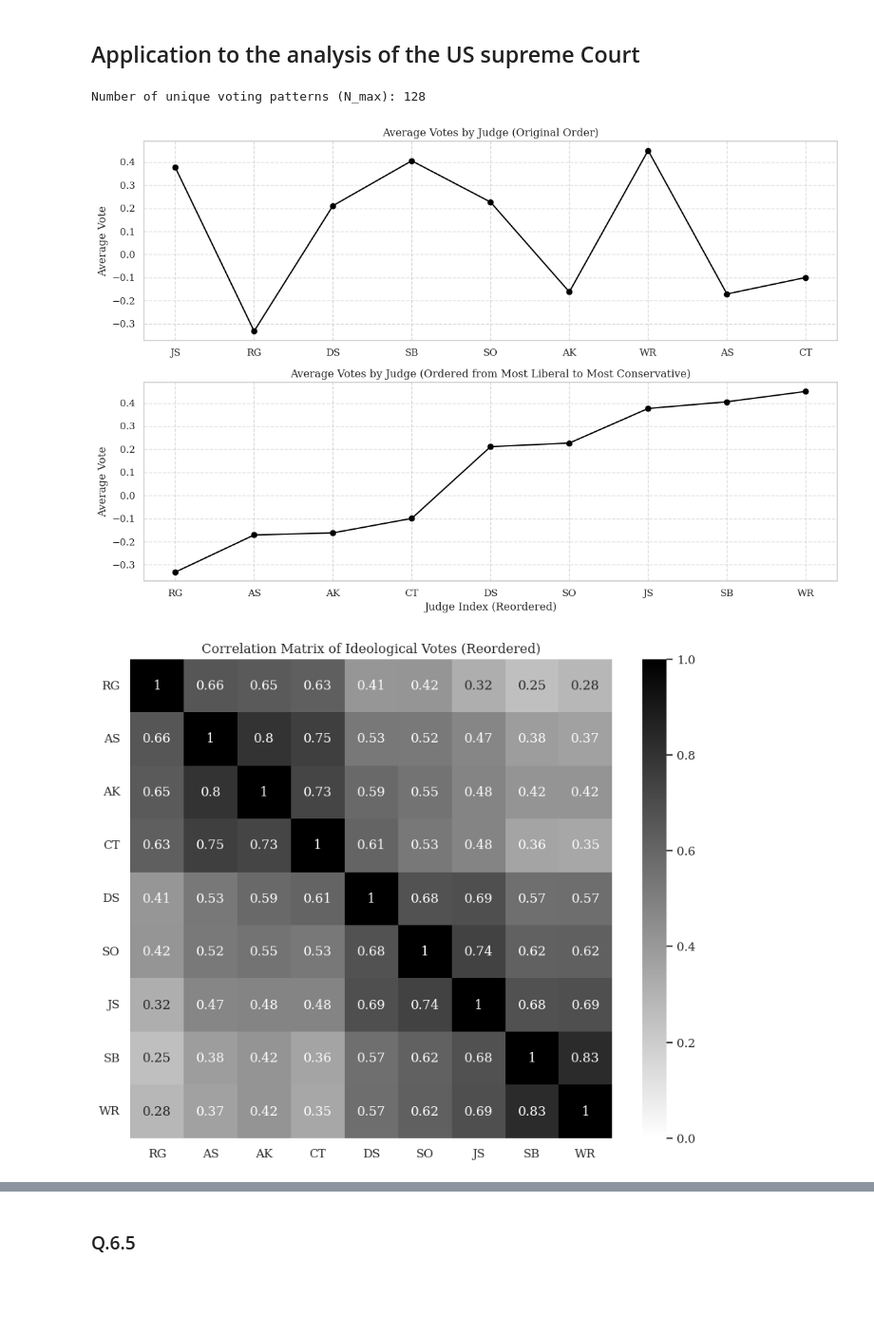
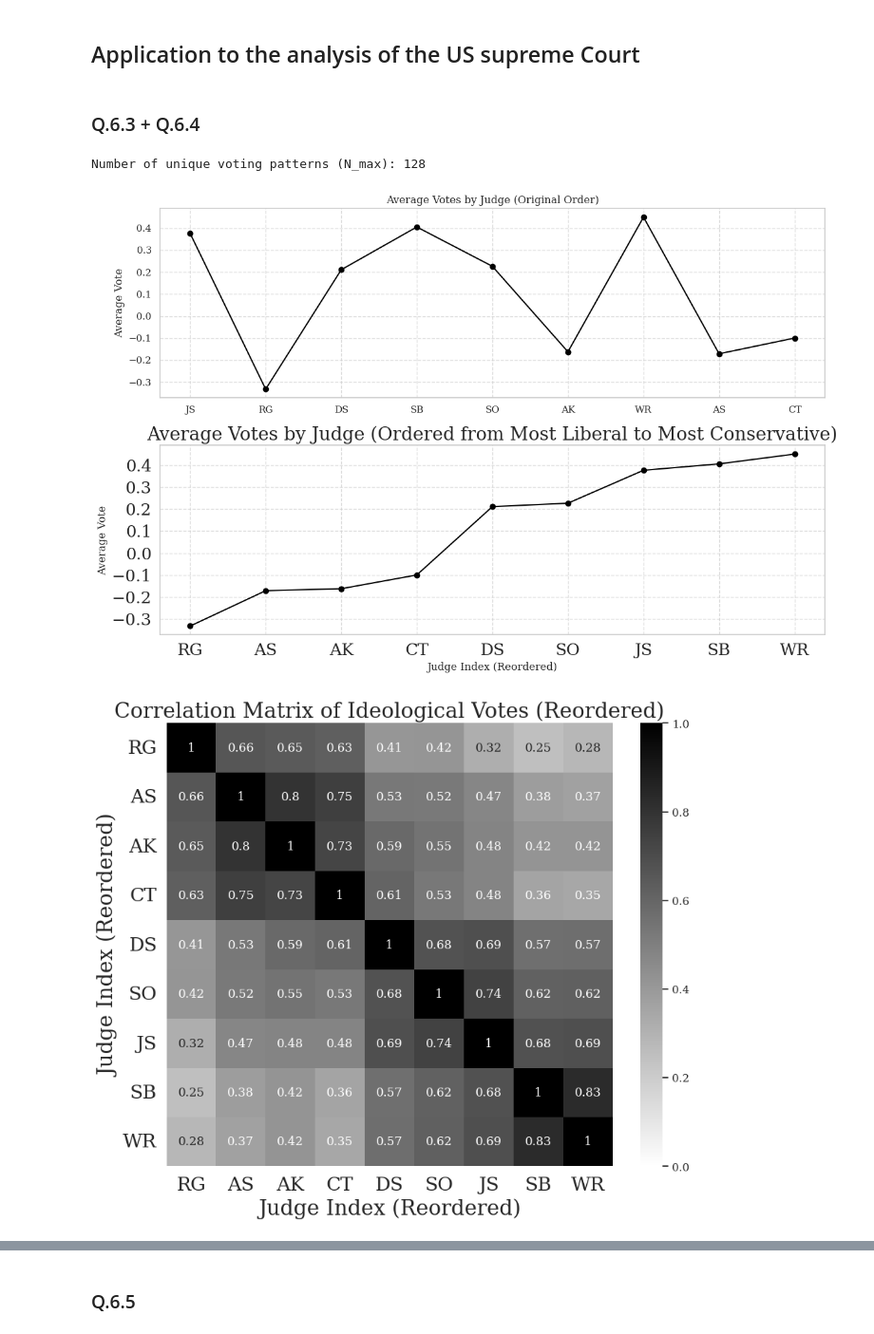
Before and after one commit to magggienn/Theory-of-Complex-Systems---1, a Jupyter notebook: src/supreme_court.ipynb, the cells around one changed output, grey strips where cells are left out. Shown: that part at 95% size. Drawn from its saved outputs; the diff is of its cells as text; code cells hidden in the pictures; blank space fills up the shorter version.

```diff
--- a/src/supreme_court.ipynb
+++ b/src/supreme_court.ipynb
@@ -16,6 +18,8 @@ plt.rc('text')
 plt.rc('font', family='serif')
 LABELSIZE = 21
 TICKSIZE = 19
+# %% [markdown]
+### Q.6.3 + Q.6.4
 # %%
 spike_times = np.loadtxt(r'..\data\US_SupremeCourt_n9_N895.txt')
 pandas_spikes = pd.read_csv(r'..\data\US_SupremeCourt_n9_N895.txt')
@@ -76,40 +63,43 @@ plt.subplot(211)
 plt.plot(judge_indices, avg_votes.values, 'o-', color='black')
 plt.ylabel('Average Vote')
 plt.title('Average Votes by Judge (Original Order)')
 plt.xticks(judge_indices, judge_names)
 plt.grid(True, linestyle='--', alpha=0.7)
 # Reorder indices by average votes (smallest to largest)
 reordered_indices = avg_votes.sort_values().index
 avg_votes_reordered = avg_votes[reordered_indices]
 reordered_names = [judge_names[judge_names.index(i)] for i in reordered_indices]
 
 # Plot the reordered average votes
 plt.subplot(212)
 plt.plot(judge_indices, avg_votes_reordered.values, 'o-', color='black')
 plt.ylabel('Average Vote')
 plt.xlabel('Judge Index (Reordered)')
-plt.title('Average Votes by Judge (Ordered from Most Liberal to Most Conservative)')
-plt.xticks(judge_indices, reordered_names)
+plt.title('Average Votes by Judge (Ordered from Most Liberal to Most Conservative)',fontsize =LABELSIZE)
+plt.xticks(judge_indices, reordered_names, fontsize=TICKSIZE)
+plt.yticks(fontsize=TICKSIZE)
 plt.grid(True, linestyle='--', alpha=0.7)
 plt.tight_layout()
 plt.savefig('..\\results\\us_court\\reordered.pdf', dpi=300, bbox_inches='tight')
 plt.show()
 
 # Calculate the correlation matrix
 corr_matrix = df.corr()
 
 # Plot the correlation matrix with the new ordering
 plt.figure(figsize=(10, 8))
 sns.heatmap(corr_matrix.loc[reordered_indices, reordered_indices],
             cmap='gray_r', vmin=0, vmax=1,annot=True)
-plt.title('Correlation Matrix of Ideological Votes (Reordered)')
-plt.xticks(np.arange(len(reordered_names))+0.5, reordered_names)
-plt.yticks(np.arange(len(reordered_names))+0.5, reordered_names, rotation=0)
+plt.title('Correlation Matrix of Ideological Votes (Reordered)',fontsize=LABELSIZE)
+plt.xticks(np.arange(len(reordered_names))+0.5, reordered_names, fontsize=TICKSIZE)
+plt.yticks(np.arange(len(reordered_names))+0.5, reordered_names, rotation=0, fontsize=TICKSIZE)
+plt.xlabel('Judge Index (Reordered)', fontsize=LABELSIZE)
+plt.ylabel('Judge Index (Reordered)', fontsize=LABELSIZE)
 plt.savefig('..\\results\\us_court\\correlation_matrix.pdf', dpi=300, bbox_inches='tight')
 plt.show()
 # %% [output]
-[figure, old version]
+[figure, new version]
-[figure, old version]
+[figure, new version]
 # %%
 hi = np.loadtxt(r'..\data\hi_ussc_unsorted.txt')
 jij = np.loadtxt(r'..\data\Jij_ussc_unsorted.txt')
```
Also changed, not shown: parts of 9 cells of this notebook, 16 other files.
